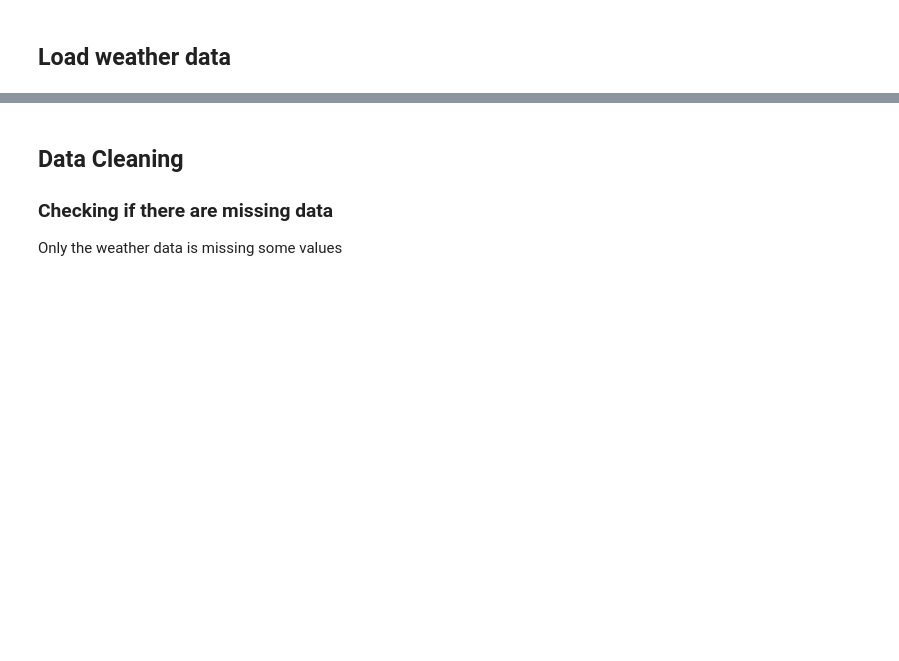
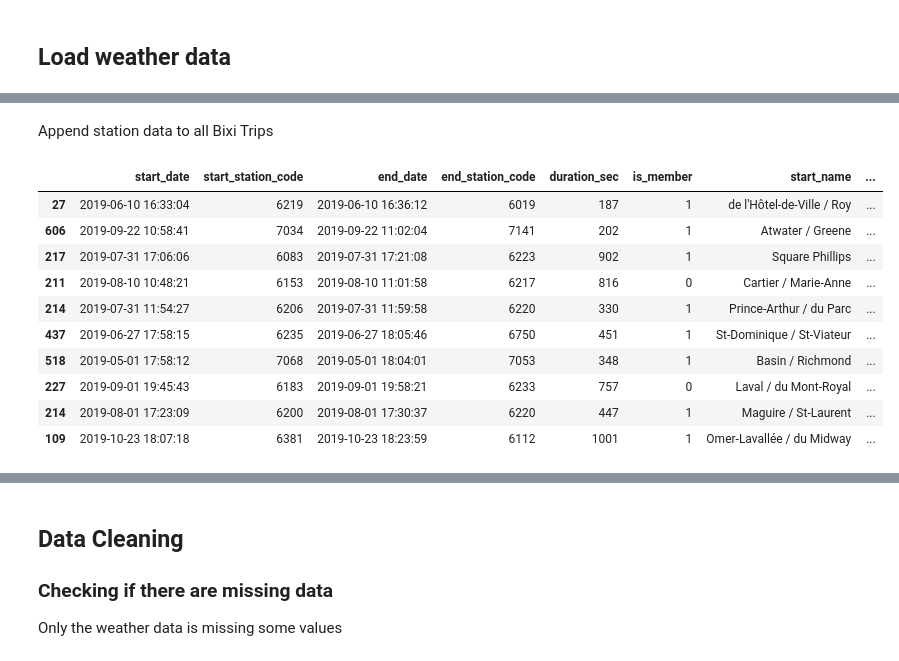
Before and after one commit to Star-Shopping/comp432-bixi-ml, a Jupyter notebook: BIXI.ipynb, the cells around one changed output, grey strips where cells are left out. Drawn from its saved outputs; the diff is of its cells as text; code cells hidden in the pictures; blank space fills up the shorter version.

```diff
--- a/BIXI.ipynb
+++ b/BIXI.ipynb
@@ -82,0 +84,17 @@ weather_2019_04
+# %% [markdown]
+Append station data to all Bixi Trips
+# %%
+bixi_2019_all_with_stations = bixi_2019_all.merge(bixi_2019_stations, left_index=True, left_on='start_station_code', right_on='Code').drop('Code', 1).rename({'name': 'start_name', 'latitude': 'start_latitude', 'longitude': 'start_longitude'}, axis=1).merge(bixi_2019_stations, left_index=True, left_on='end_station_code', right_on='Code').drop('Code', 1).rename({'name': 'end_name', 'latitude': 'end_latitude', 'longitude': 'end_longitude'}, axis=1)
+bixi_2019_all_with_stations.sample(10)
+# %% [output]
+|  | start_date | start_station_code | end_date | end_station_code | duration_sec | is_member | start_name | ... |
+| 27 | 2019-06-10 16:33:04 | 6219 | 2019-06-10 16:36:12 | 6019 | 187 | 1 | de l'Hôtel-de-Ville / Roy | ... |
+| 606 | 2019-09-22 10:58:41 | 7034 | 2019-09-22 11:02:04 | 7141 | 202 | 1 | Atwater / Greene | ... |
+| 217 | 2019-07-31 17:06:06 | 6083 | 2019-07-31 17:21:08 | 6223 | 902 | 1 | Square Phillips | ... |
+| 211 | 2019-08-10 10:48:21 | 6153 | 2019-08-10 11:01:58 | 6217 | 816 | 0 | Cartier / Marie-Anne | ... |
+| 214 | 2019-07-31 11:54:27 | 6206 | 2019-07-31 11:59:58 | 6220 | 330 | 1 | Prince-Arthur / du Parc | ... |
+| 437 | 2019-06-27 17:58:15 | 6235 | 2019-06-27 18:05:46 | 6750 | 451 | 1 | St-Dominique / St-Viateur | ... |
+| 518 | 2019-05-01 17:58:12 | 7068 | 2019-05-01 18:04:01 | 7053 | 348 | 1 | Basin / Richmond | ... |
+| 227 | 2019-09-01 19:45:43 | 6183 | 2019-09-01 19:58:21 | 6233 | 757 | 0 | Laval / du Mont-Royal | ... |
+| 214 | 2019-08-01 17:23:09 | 6200 | 2019-08-01 17:30:37 | 6220 | 447 | 1 | Maguire / St-Laurent | ... |
+| 109 | 2019-10-23 18:07:18 | 6381 | 2019-10-23 18:23:59 | 6112 | 1001 | 1 | Omer-Lavallée / du Midway | ... |
```
Also changed, not shown: parts of 50 cells of this notebook.
